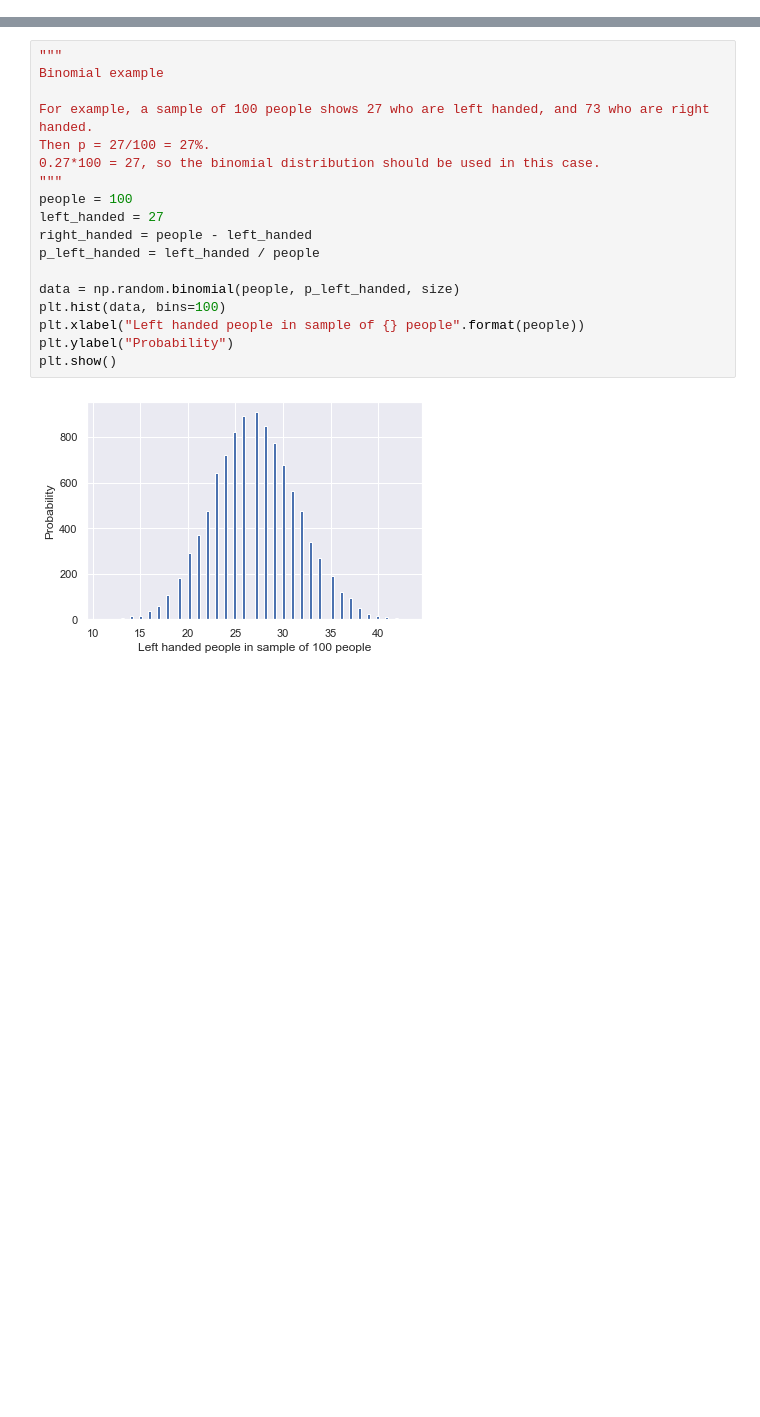
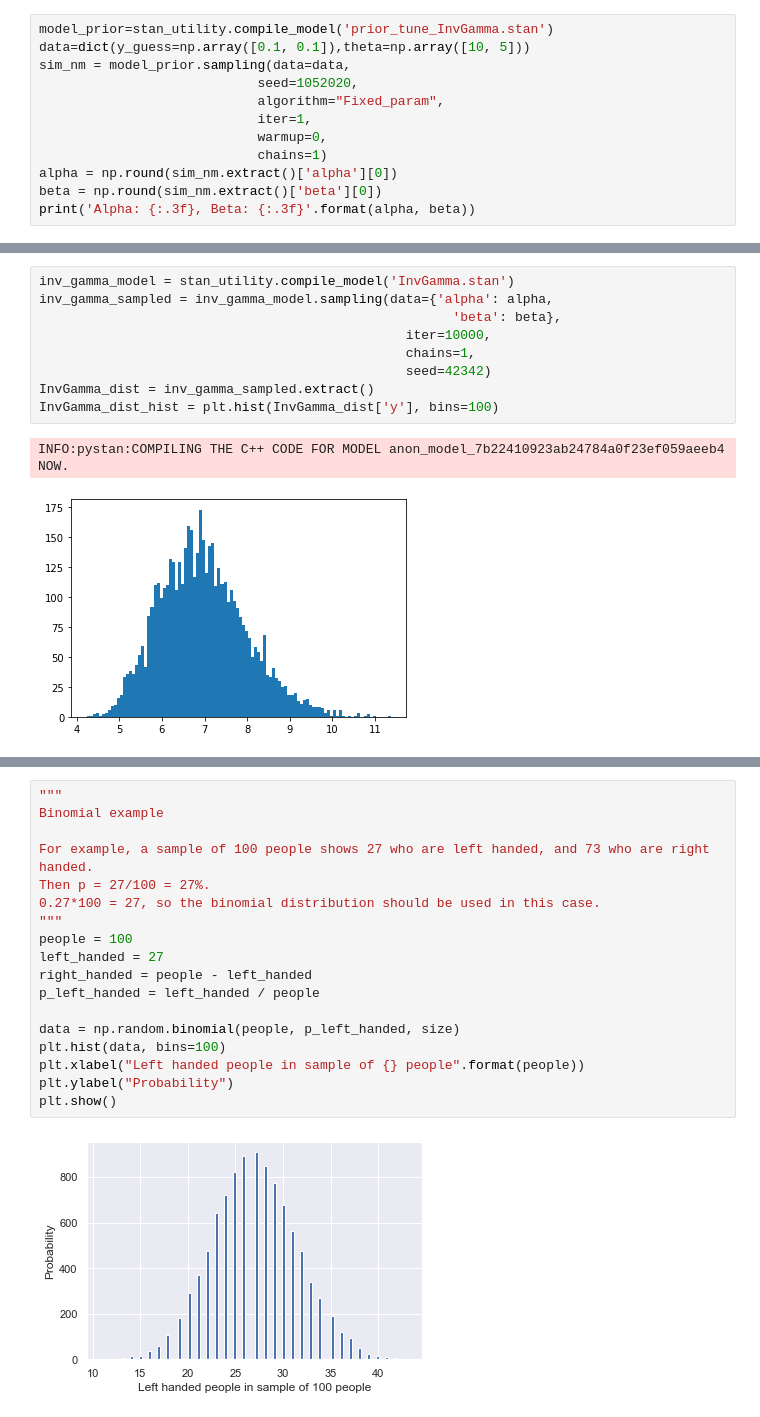
Before and after one commit to mmoskala07/Data-Analytics-Scripts, a Jupyter notebook: Lab 2 and 3 - Probabilistic Building Blocks/Lab3.ipynb, the cells around one changed output, grey strips where cells are left out. Drawn from its saved outputs; the diff is of its cells as text; blank space fills up the shorter version.

```diff
--- a/Lab 2 and 3 - Probabilistic Building Blocks/Lab3.ipynb
+++ b/Lab 2 and 3 - Probabilistic Building Blocks/Lab3.ipynb
@@ -56,0 +82,12 @@ import arviz as az
+# %%
+model_prior=stan_utility.compile_model('prior_tune_InvGamma.stan')
+data=dict(y_guess=np.array([0.1, 0.1]),theta=np.array([10, 5]))
+sim_nm = model_prior.sampling(data=data,
+                            seed=1052020,
+                            algorithm="Fixed_param",
+                            iter=1,
+                            warmup=0,
+                            chains=1)
+alpha = np.round(sim_nm.extract()['alpha'][0])
+beta = np.round(sim_nm.extract()['beta'][0])
+print('Alpha: {:.3f}, Beta: {:.3f}'.format(alpha, beta))
@@ -57,3 +97,15 @@ import arviz as az
+# %%
+inv_gamma_model = stan_utility.compile_model('InvGamma.stan')
+inv_gamma_sampled = inv_gamma_model.sampling(data={'alpha': alpha,
+                                                     'beta': beta},
+                                               iter=10000,
+                                               chains=1,
+                                               seed=42342)
+InvGamma_dist = inv_gamma_sampled.extract()
+InvGamma_dist_hist = plt.hist(InvGamma_dist['y'], bins=100)
+# %% [output]
+INFO:pystan:COMPILING THE C++ CODE FOR MODEL anon_model_7b22410923ab24784a0f23ef059aeeb4 NOW.
+[figure, added]
 # %%
 """
 Binomial Family
```
Also changed, not shown: parts of 5 cells of this notebook, 11 other files.
